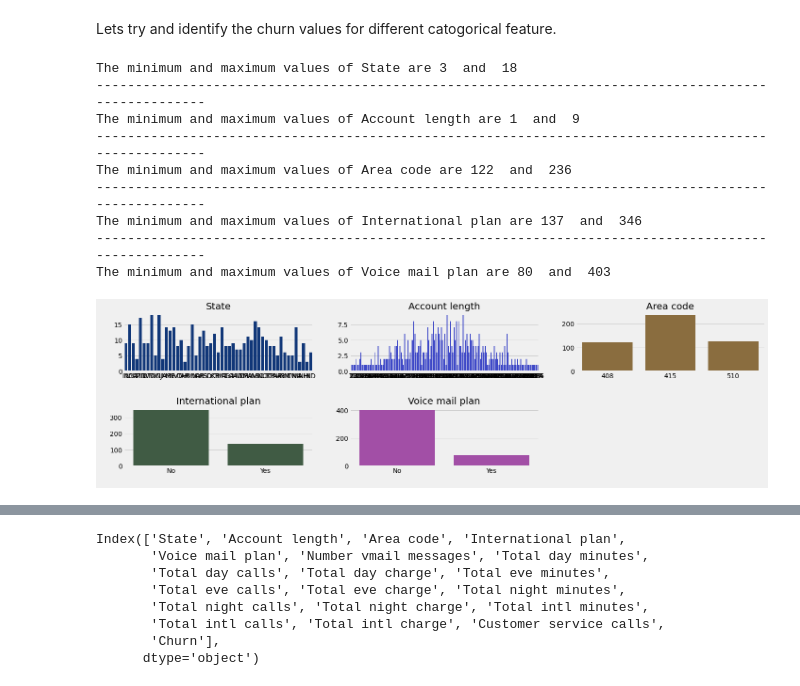
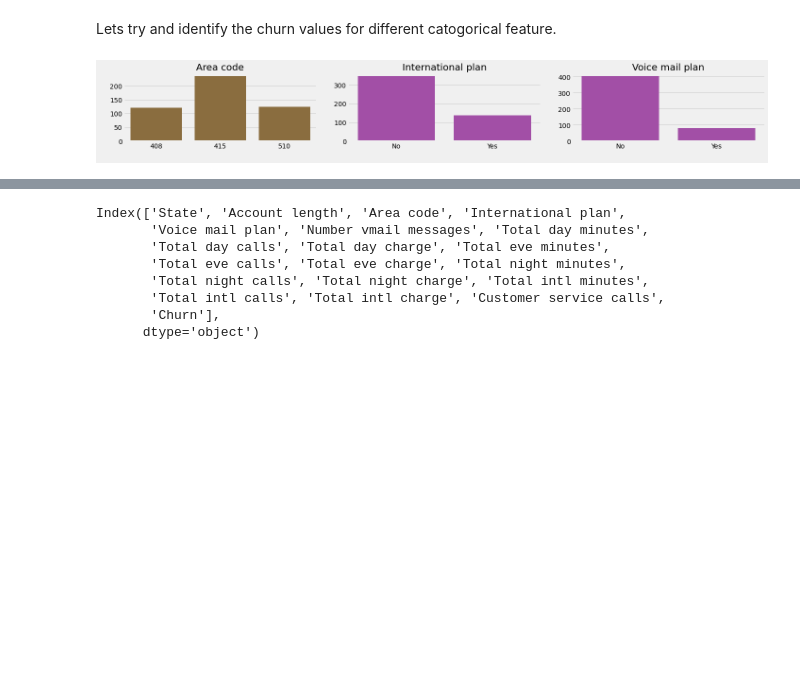
Before and after one commit to ad709kr/capstone_projects-EDA-on-Telecom-churn-analysis, a Jupyter notebook: Telecom_Churn_Analysis_Capstone_Project.ipynb, the cells around one changed output, grey strips where cells are left out. Cells and saved outputs as stored; diff of their text form; code cells hidden in the pictures; blank space fills up the shorter version.

```diff
--- a/Telecom_Churn_Analysis_Capstone_Project.ipynb
+++ b/Telecom_Churn_Analysis_Capstone_Project.ipynb
@@ -122,14 +124,14 @@ print("Total unique values in Account length feature is : ",len(data['Account le
 **************************************************
 Total unique values in Account length feature is :  212
 # %%
-def histogram_for_pop(df):
+def histogram_for_pop(df,hue=None):
   plt.style.use("fivethirtyeight")
   plt.figure(figsize= (20,22))
   color_ = [ '#9D2417', '#AF41B4', '#003389' ,'#3C5F41',  '#967032', '#2734DE']
   for i,col in enumerate(df.columns):
     rand_col = color_[random.sample(range(6), 1)[0]]
     plt.subplot(8,3, i+1)
-    sns.countplot(data=df,x=df[col], color = rand_col, fill = rand_col)
+    sns.countplot(data=df,x=df[col], hue= hue,color = rand_col, fill = rand_col)
     plt.title(col, color = 'black')
     plt.ylabel(" ")
     plt.xlabel(" ")
@@ -167,23 +165,8 @@ The above analysis is done for all the customer present.
 Lets try and identify the churn values for different catogorical feature.
 # %%
 data_churn = data[data['Churn']==True]
-data_churn_cat = data_churn[['State', 'Account length', 'Area code', 'International plan','Voice mail plan']]
-histogram_for_pop(data_churn_cat)
+data_churn_count = data_churn[['Area code', 'International plan','Voice mail plan']]
 
-
-print(data_churn["Area code"].value_counts())
-print("-"*100)
-print(data_churn["International plan"].value_counts())
-print("-"*100)
-print(data_churn["Voice mail plan"].value_counts())
+histogram_for_pop(data_churn_count)
 # %% [output]
-The minimum and maximum values of State are 3  and  18
-----------------------------------------------------------------------------------------------------
-The minimum and maximum values of Account length are 1  and  9
-----------------------------------------------------------------------------------------------------
-The minimum and maximum values of Area code are 122  and  236
-----------------------------------------------------------------------------------------------------
-The minimum and maximum values of International plan are 137  and  346
-----------------------------------------------------------------------------------------------------
-The minimum and maximum values of Voice mail plan are 80  and  403
-[figure, old version]
+[figure, new version]
```
Also changed, not shown: parts of 12 cells of this notebook.
